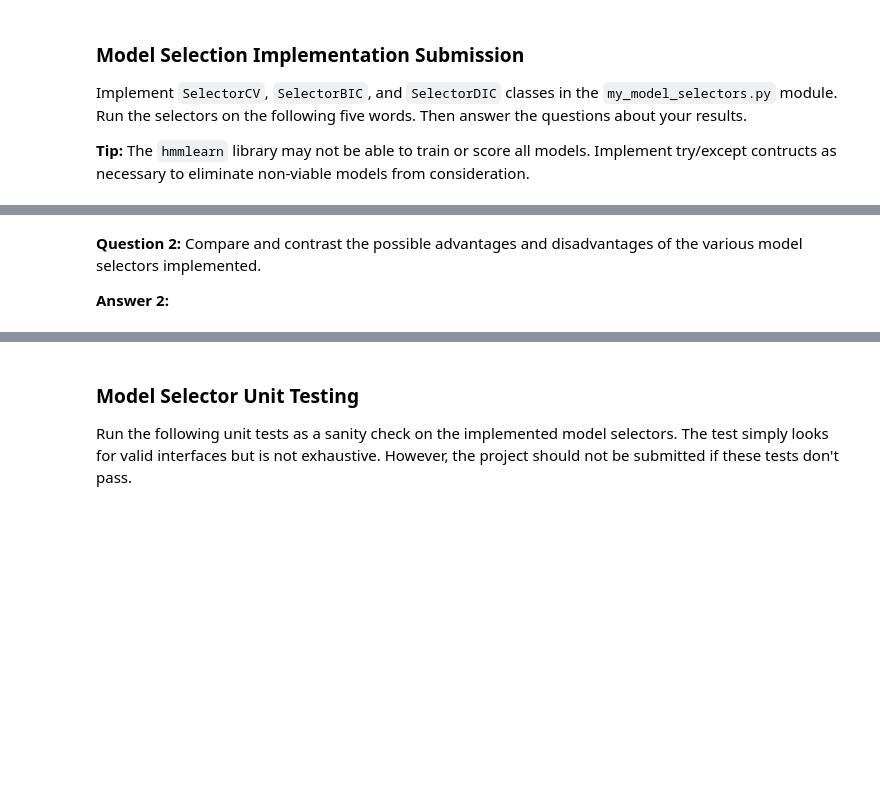
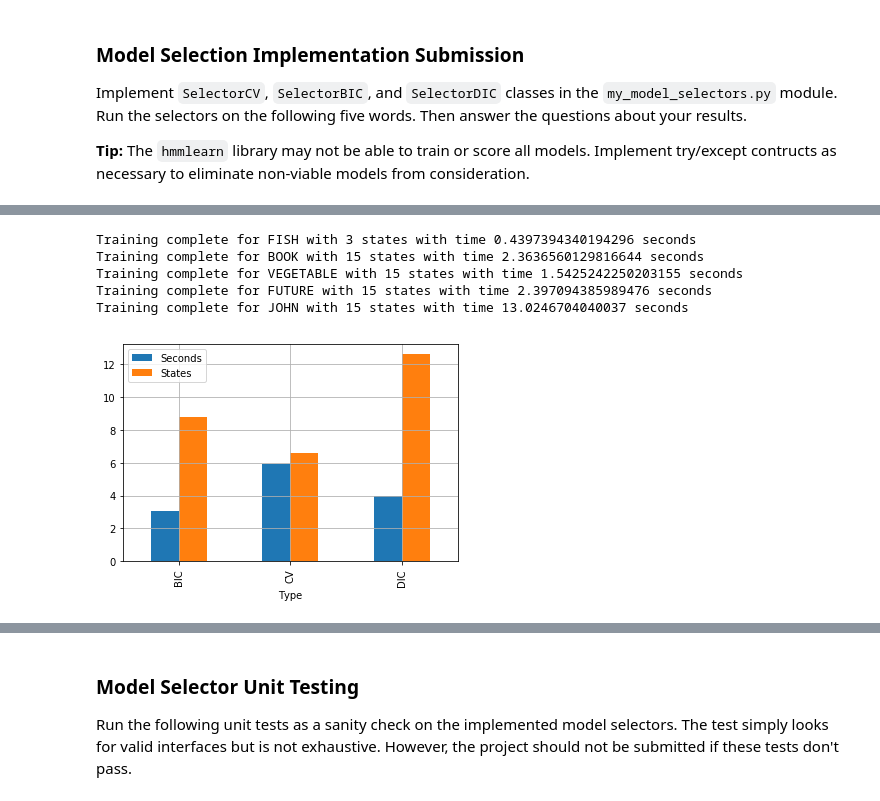
Before and after one commit to kkweon/AIND-Recognizer, a Jupyter notebook: asl_recognizer.ipynb, the cells around one changed output, grey strips where cells are left out. Cells and saved outputs as stored; diff of their text form; code cells hidden in the pictures; blank space fills up the shorter version.

```diff
--- a/asl_recognizer.ipynb
+++ b/asl_recognizer.ipynb
@@ -426,19 +625,35 @@ for word in words_to_train:
 # TODO: Implement SelectorDIC in module my_model_selectors.py
 from my_model_selectors import SelectorDIC
 
-training = asl.build_training(features_ground)  # Experiment here with different feature sets defined in part 1
+# Experiment here with different feature sets defined in part 1
+training = asl.build_training(features_ground)
 sequences = training.get_all_sequences()
 Xlengths = training.get_all_Xlengths()
+
+dic_model_list = []
+
 for word in words_to_train:
     start = timeit.default_timer()
-    model = SelectorDIC(sequences, Xlengths, word,
-                    min_n_components=2, max_n_components=15, random_state = 14).select()
-    end = timeit.default_timer()-start
+    model = SelectorDIC(sequences,
+                        Xlengths,
+                        word,
+                        min_n_components=2,
+                        max_n_components=15,
+                        random_state=14).select()
+
+    end = timeit.default_timer() - start
+
     if model is not None:
-        print("Training complete for {} with {} states with time {} seconds".format(word, model.n_components, end))
+        print("Training complete for {} with {} states with time {} seconds".format(
+            word, model.n_components, end))
+
+        dic_model_list.append(model)
+
     else:
         print("Training failed for {}".format(word))
+# %% [output]
+Training complete for FISH with 3 states with time 0.4397394340194296 seconds
+Training complete for BOOK with 15 states with time 2.3636560129816644 seconds
+Training complete for VEGETABLE with 15 states with time 1.5425242250203155 seconds
+Training complete for FUTURE with 15 states with time 2.397094385989476 seconds
+Training complete for JOHN with 15 states with time 13.0246704040037 seconds
-# %% [markdown]
-**Question 2:**  Compare and contrast the possible advantages and disadvantages of the various model selectors implemented.
-
-**Answer 2:**
@@ -444,0 +662,24 @@ for word in words_to_train:
+# %%
+table = StringIO("""Type,Word,States,Seconds
+CV,FISH,11,0.23446068
+CV,BOOK,6,2.337669962
+CV,VEGETABLE,2,0.928556557
+CV,FUTURE,2,2.149778143
+CV,JOHN,12,24.004929588
+BIC,FISH,5,0.192564353
+BIC,BOOK,8,1.185119923
+BIC,VEGETABLE,9,0.39815885
+BIC,FUTURE,9,1.274904713
+BIC,JOHN,13,12.217969883
+DIC,FISH,3,0.439739434
+DIC,BOOK,15,2.363656013
+DIC,VEGETABLE,15,1.542524225
+DIC,FUTURE,15,2.397094386
+DIC,JOHN,15,13.024670404
+""")
+df = pd.read_csv(table, sep=",")
+df = df.groupby("Type").mean()[['Seconds', "States"]]
+
+df.plot(kind='bar', grid=True);
+# %% [output]
+[figure, added]
```
Also changed, not shown: parts of 38 cells of this notebook, 4 other files.
